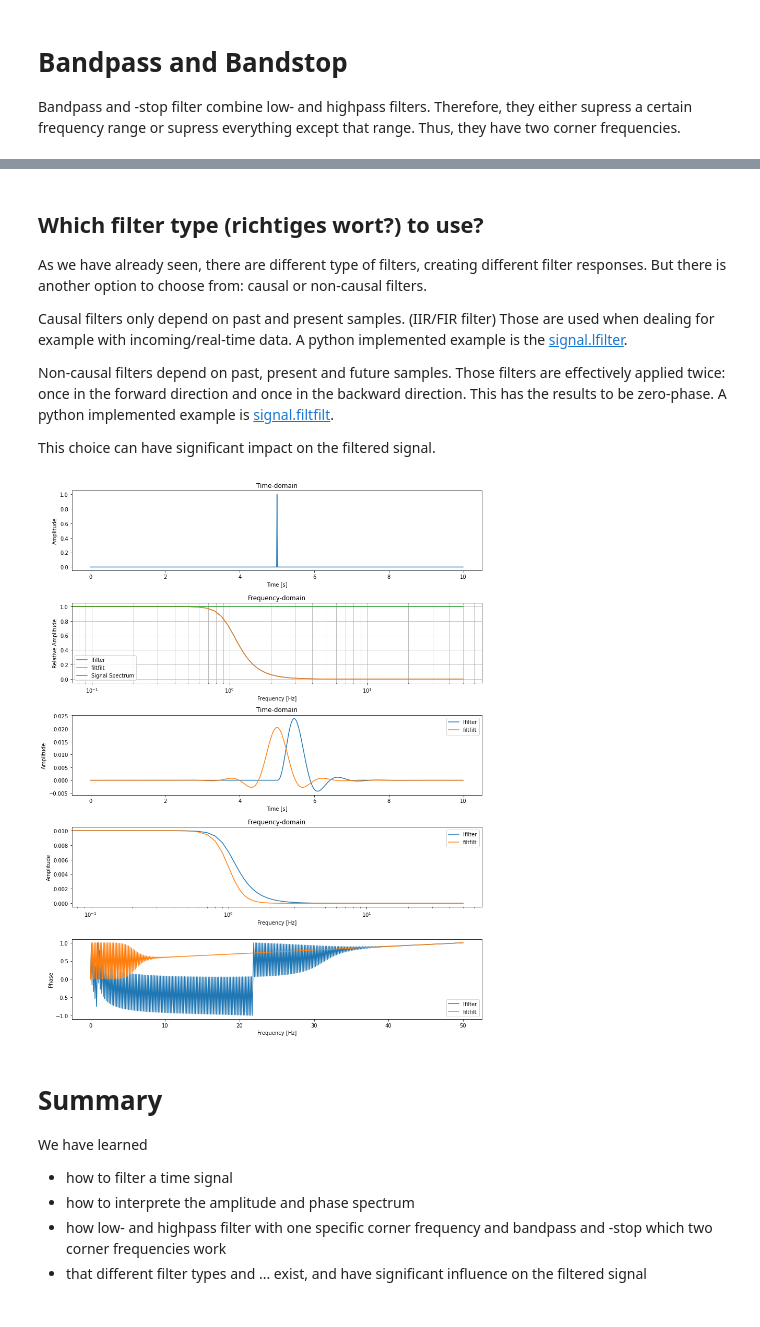
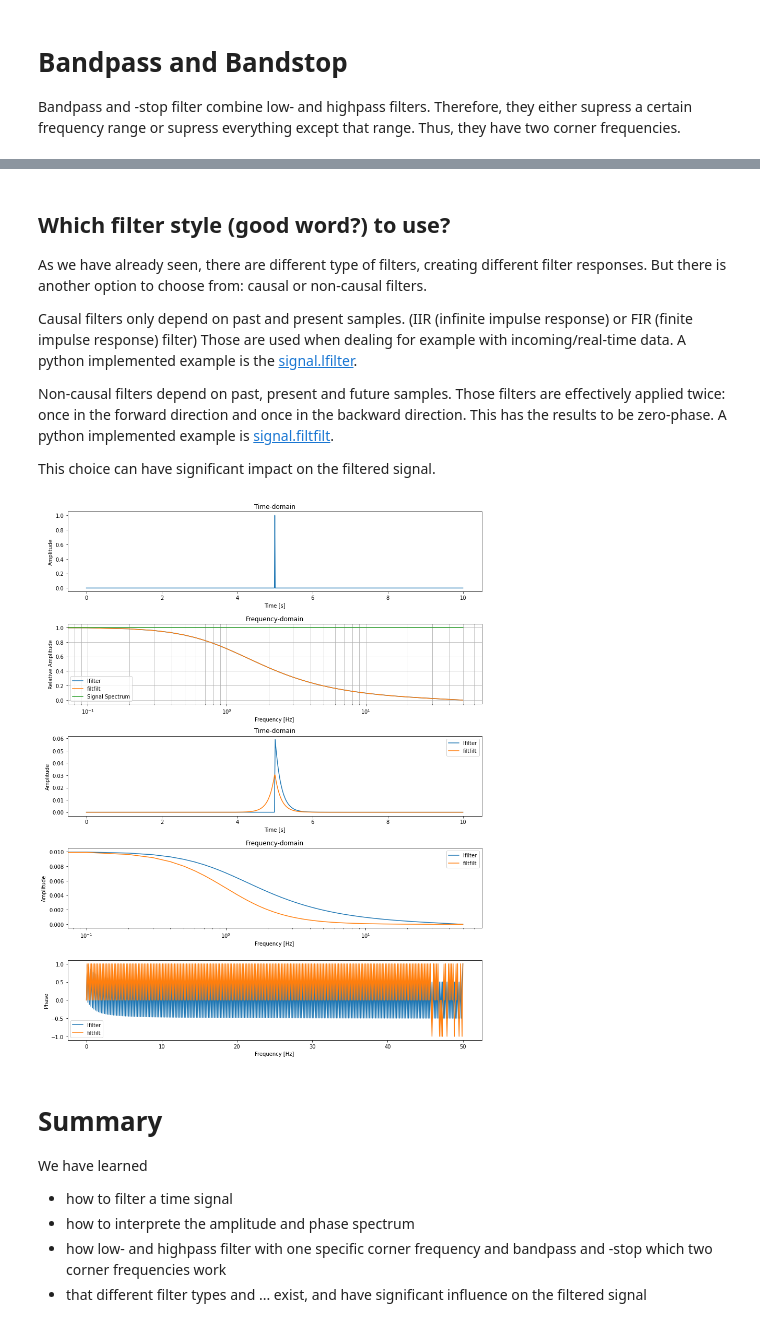
Before and after one commit to torstendahm/seismology_classroom, a Jupyter notebook: signal_processing/4.0_Filter_Introduction.ipynb, the cells around one changed output, grey strips where cells are left out. Cells and saved outputs as stored; diff of their text form; code cells hidden in the pictures.

```diff
--- a/signal_processing/4.0_Filter_Introduction.ipynb
+++ b/signal_processing/4.0_Filter_Introduction.ipynb
@@ -392,8 +398,8 @@ plt.show()
 # %% [markdown]
-## Which filter type (richtiges wort?) to use?
+## Which filter style (good word?) to use?
 As we have already seen, there are different type of filters, creating different filter responses. But there is another option to choose from: causal or non-causal filters.
 
-Causal filters only depend on past and present samples. (IIR/FIR filter) Those are used when dealing for example with incoming/real-time data. A python implemented example is the [signal.lfilter](https://docs.scipy.org/doc/scipy/reference/generated/scipy.signal.lfilter.html#scipy.signal.lfilter).
+Causal filters only depend on past and present samples. (IIR (infinite impulse response) or FIR (finite impulse response) filter) Those are used when dealing for example with incoming/real-time data. A python implemented example is the [signal.lfilter](https://docs.scipy.org/doc/scipy/reference/generated/scipy.signal.lfilter.html#scipy.signal.lfilter).
 
 Non-causal filters depend on past, present and future samples. Those filters are effectively applied twice: once in the forward direction and once in the backward direction. This has the results to be zero-phase. A python implemented example is [signal.filtfilt](https://docs.scipy.org/doc/scipy/reference/generated/scipy.signal.filtfilt.html#scipy.signal.filtfilt).
 
@@ -423,7 +429,7 @@ freqs = num.fft.rfftfreq(len(x), d=dt)
 
 ## Filter requirements
 filterfreq = 1 # Frequency of the filter
-order = 4 # Order of the filter - 'stepness'
+order = 1 # Order of the filter - 'stepness'
 
 nyquist = df / 2. # Nyquist-frequency
 ws = filterfreq / nyquist
@@ -472,34 +478,34 @@ ax.set_xlabel('Frequency [Hz]')
 ax.set_ylabel('Relative Amplitude')
 ax.set_title('Frequency-domain')
 ax.legend()
 
 ax = plt.subplot(5, 1, 3)
 ax.plot(x, yfilt1, label='lfilter')
 ax.plot(x, yfilt2, label='filtfilt')
 ax.set_xlabel('Time [s]')
 ax.set_ylabel('Amplitude')
 ax.set_title('Time-domain')
 ax.legend()
 
 ax = plt.subplot(5, 1, 4)
 ax.semilogx(freqs_filt1, amps_filt1, label='lfilter')
 ax.semilogx(freqs_filt2, amps_filt2, label='filtfilt')
 ax.set_xlabel('Frequency [Hz]')
 ax.set_ylabel('Amplitude')
 ax.set_title('Frequency-domain')
 ax.legend()
 
 ax = plt.subplot(5, 1, 5)
 ax.plot(freqs_filt1, phase_filt1, label='lfilter')
 ax.plot(freqs_filt2, phase_filt2, label='filtfilt')
 ax.set_xlabel('Frequency [Hz]')
 ax.set_ylabel('Phase')
 ax.legend()
 
 plt.tight_layout()
 plt.show()
 # %% [output]
-[figure, old version]
+[figure, new version]
 # %% [markdown]
 <a id='Summary'></a>
 # Summary
```
Also changed, not shown: parts of 3 cells of this notebook, 2 other files.
